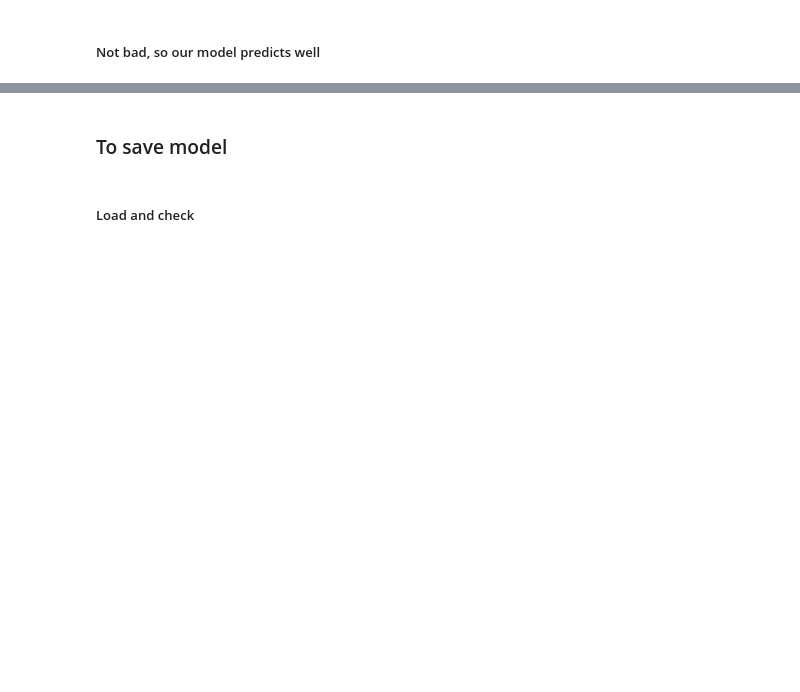
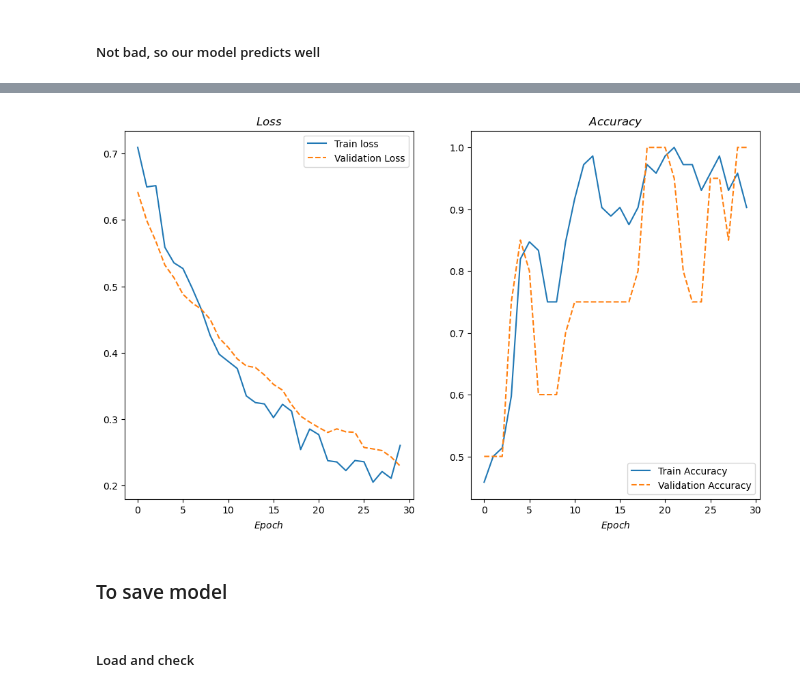
Before and after one commit to hwaseem04/Urban-Rural-Classification, a Jupyter notebook: Urban-Rural-Scene-classification.ipynb, the cells around one changed output, grey strips where cells are left out. Cells and saved outputs as stored; diff of their text form; code cells hidden in the pictures; blank space fills up the shorter version.

```diff
--- a/Urban-Rural-Scene-classification.ipynb
+++ b/Urban-Rural-Scene-classification.ipynb
@@ -224,4 +230,6 @@ def train(model, epoch, data, data_vl):
         print(f'Epoch {i+1} accuracy: {train_accuracy[i]:.4f} val_accuracy:{valid_accuracy[i]:.4f}')
         print(f'Epoch {i+1} loss: {train_loss[i]:.4f} val_loss:{valid_loss[i]:.4f}')
         print()
+
+    return train_loss, valid_loss, train_accuracy, valid_accuracy
 # %%
@@ -306,3 +318,25 @@ with torch.no_grad():
+# %%
+def viz(epoch, trainloss, validloss, trainacc, validacc):
+    plt.figure(figsize=(12,7))
+    plt.subplot(1,2,1)
+    plt.plot(np.arange(epoch), trainloss, linestyle='-')
+    plt.plot(np.arange(epoch), validloss, linestyle='--')
+    plt.title("$Loss$")
+    plt.xlabel("$Epoch$")
+    plt.legend(['Train loss', 'Validation Loss'])
+
+    plt.subplot(1,2,2)
+    plt.plot(np.arange(epoch), trainacc, linestyle='-')
+    plt.plot(np.arange(epoch), validacc, linestyle='--')
+    plt.title("$Accuracy$")
+    plt.xlabel("$Epoch$")
+    plt.legend(['Train Accuracy', 'Validation Accuracy'])
+
+    plt.show()
+# %%
+viz(30, trainloss, validloss, trainacc, validacc)
+# %% [output]
+[figure, added]
 # %% [markdown]
 ### To save model
 # %%
```
Also changed, not shown: parts of 7 cells of this notebook.
